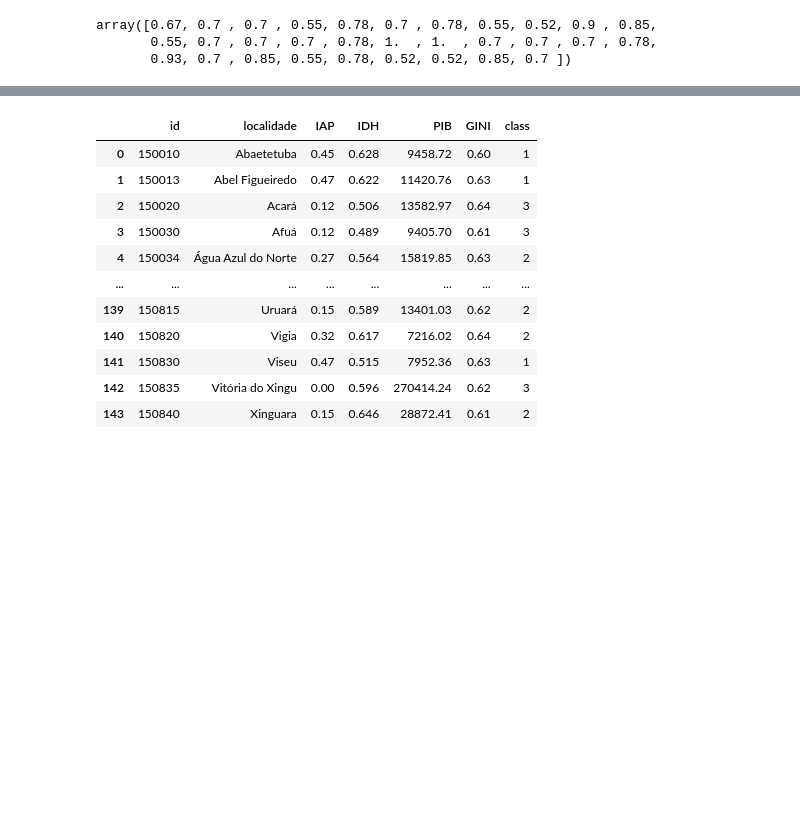
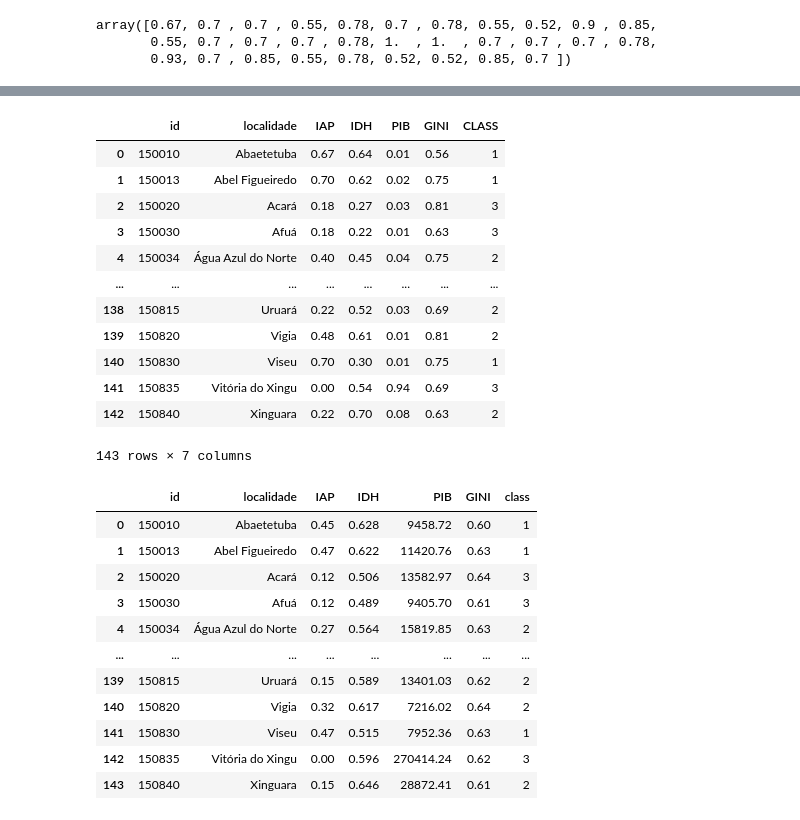
Before and after one commit to jlucioDev/woman_victims_v3, a Jupyter notebook: main copy.ipynb, the cells around one changed output, grey strips where cells are left out. Cells and saved outputs as stored; diff of their text form; code cells hidden in the pictures; blank space fills up the shorter version.

```diff
--- a/main copy.ipynb
+++ b/main copy.ipynb
@@ -182,3 +223,21 @@ classification = electre_tri_b(np.array(df_custom), W , Q , P , V , B, cut_level
+# %%
+resultado = pd.read_parquet('datasets\df_classified_pa.parquet')
+
+resultado
+# %% [output]
+|  | id | localidade | IAP | IDH | PIB | GINI | CLASS |
+| 0 | 150010 | Abaetetuba | 0.67 | 0.64 | 0.01 | 0.56 | 1 |
+| 1 | 150013 | Abel Figueiredo | 0.70 | 0.62 | 0.02 | 0.75 | 1 |
+| 2 | 150020 | Acará | 0.18 | 0.27 | 0.03 | 0.81 | 3 |
+| 3 | 150030 | Afuá | 0.18 | 0.22 | 0.01 | 0.63 | 3 |
+| 4 | 150034 | Água Azul do Norte | 0.40 | 0.45 | 0.04 | 0.75 | 2 |
+| ... | ... | ... | ... | ... | ... | ... | ... |
+| 138 | 150815 | Uruará | 0.22 | 0.52 | 0.03 | 0.69 | 2 |
+| 139 | 150820 | Vigia | 0.48 | 0.61 | 0.01 | 0.81 | 2 |
+| 140 | 150830 | Viseu | 0.70 | 0.30 | 0.01 | 0.75 | 1 |
+| 141 | 150835 | Vitória do Xingu | 0.00 | 0.54 | 0.94 | 0.69 | 3 |
+| 142 | 150840 | Xinguara | 0.22 | 0.70 | 0.08 | 0.63 | 2 |
+143 rows × 7 columns
 # %%
 df_munic_classified = df_munic.copy()
 df_munic_classified['class'] = classification
```
Also changed, not shown: parts of 11 cells of this notebook, 14 other files.
